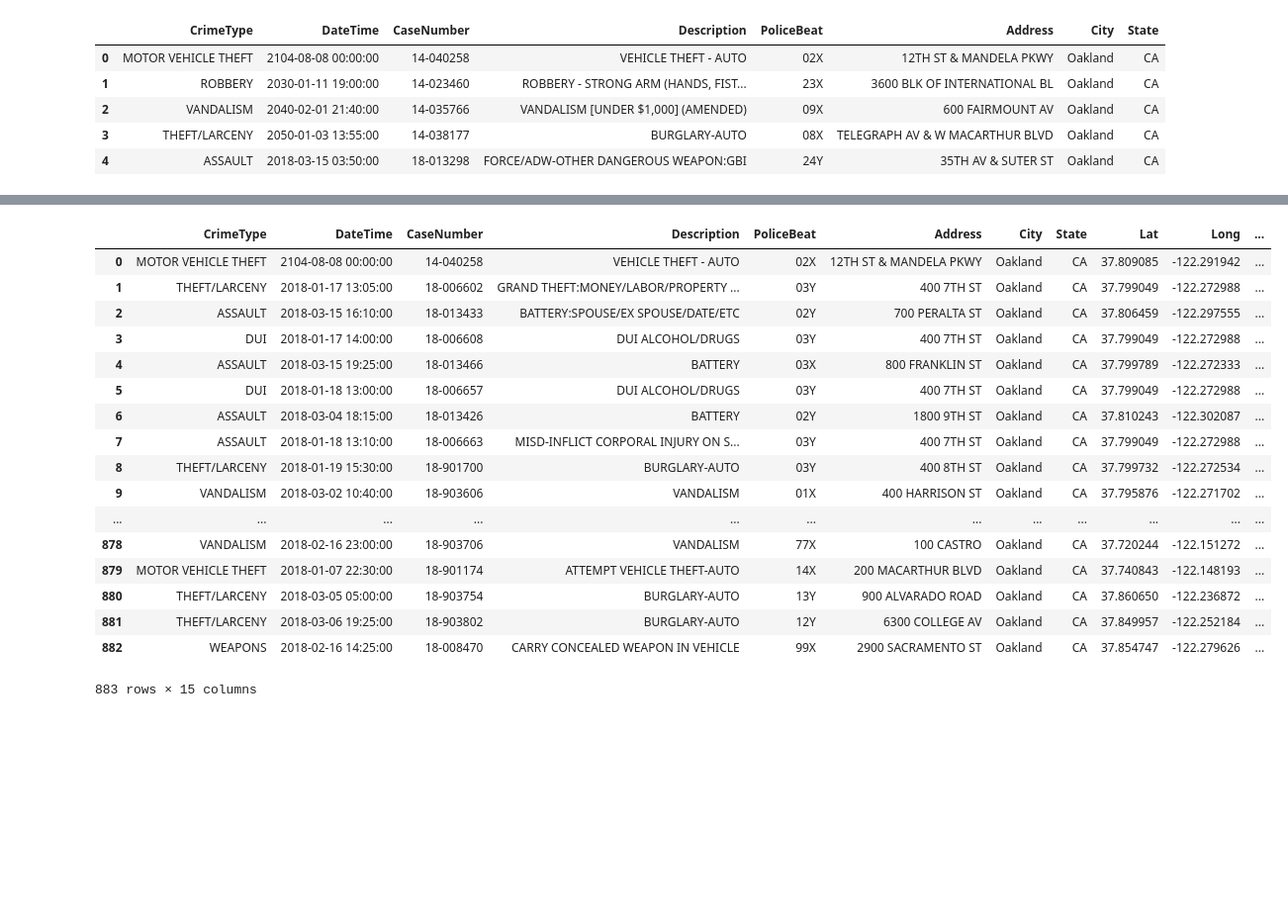
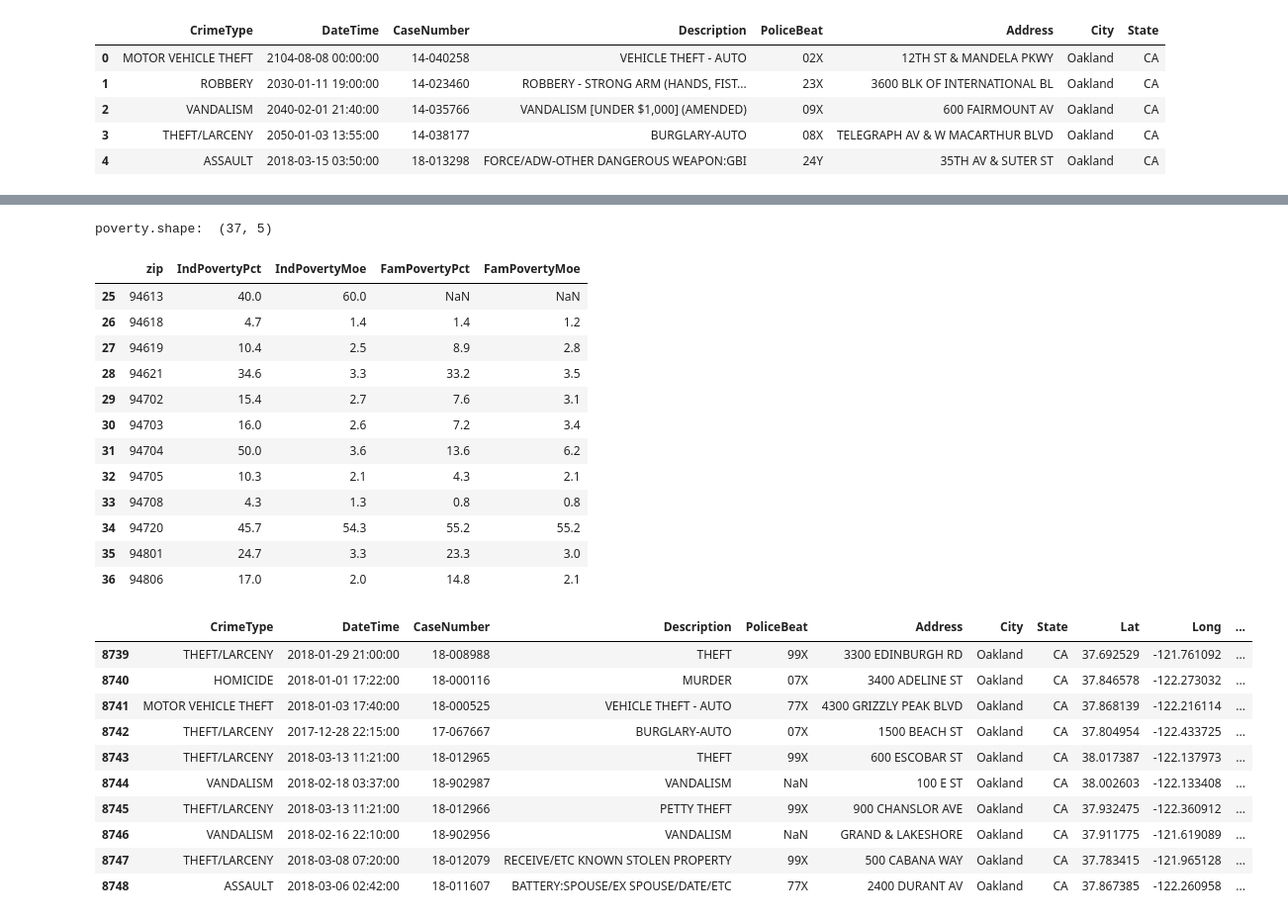
Before and after one commit to jeffrey-hsu/oakland-crime-prediction, a Jupyter notebook: machine_learning/crime_data_prediction.ipynb, the cells around one changed output, grey strips where cells are left out. Shown: that part at 99% size. Cells and saved outputs as stored; diff of their text form; code cells hidden in the pictures; blank space fills up the shorter version.

Commit message:
Adding housing data to crimePublicData_transformed

```diff
--- a/machine_learning/crime_data_prediction.ipynb
+++ b/machine_learning/crime_data_prediction.ipynb
@@ -87,14 +105,17 @@ def get_geocode_json(address, api_key):
 # %%
 # Get Lat/Long and Zip for all addresses in the current set of crime data
 
-#for i in range(crime_data.shape[0]):
-for i in range(0, 1000):
-    print "Iteration i = " + str(i)
+for i in range(crime_data.shape[0]):
+#for i in range(1001, 1005):
+    #print "Iteration i = " + str(i)
 
     address = crime_data.at[crime_data.index[i], 'Address'] + ", " + crime_data.at[crime_data.index[i], 'City'] + ", " + crime_data.at[crime_data.index[i], 'State']
     result_dict = get_geocode_json(address, google_api_key)
 
-    print "len(result_dict['results']) = %d"%(len(result_dict['results']))
+    if len(result_dict['results']) > 1:
+        print "Iteration i = " + str(i) + ": There are " + str(len(result_dict['results'])) + " results for the following address:"
+        print address
+
     try:
         crime_data.at[crime_data.index[i], 'Lat'] = result_dict['results'][0]['geometry']['location']['lat']
     except:
@@ -132,6 +153,6 @@ len(result_dict['results']) = 1
 # %%
 # Create data frame with unique list of zip codes for Oakland
-oakland_zip_codes = pd.DataFrame(transformed_crime_data.Zip.unique(), columns=['zip'])
+oakland_zip_codes = pd.DataFrame(crime_data.Zip.unique(), columns=['zip'])
 # %%
 # Get individual poverty data
 data = os.path.join(os.getcwd(),data_path + 'ind_poverty_status_by_zip.csv')
@@ -232,28 +228,48 @@ poverty.shape:  (35, 5)
+# %%
+poverty = ind_poverty.merge(family_poverty, how = 'inner', left_on = 'zip', right_on = 'zip')
+print "poverty.shape: ", poverty.shape
+
+poverty.columns = ['zip', 'IndPovertyPct', 'IndPovertyMoe', 'FamPovertyPct', 'FamPovertyMoe']
+
+poverty['IndPovertyPct'] = [float_catch_value_error(poverty.at[poverty.index[i], 'IndPovertyPct']) for i in range(poverty.shape[0])]
+poverty['IndPovertyMoe'] = [float_catch_value_error(poverty.at[poverty.index[i], 'IndPovertyMoe']) for i in range(poverty.shape[0])]
+poverty['FamPovertyPct'] = [float_catch_value_error(poverty.at[poverty.index[i], 'FamPovertyPct']) for i in range(poverty.shape[0])]
+poverty['FamPovertyMoe'] = [float_catch_value_error(poverty.at[poverty.index[i], 'FamPovertyMoe']) for i in range(poverty.shape[0])]
+
+poverty.tail(12)
+# %% [output]
+poverty.shape:  (37, 5)
+|  | zip | IndPovertyPct | IndPovertyMoe | FamPovertyPct | FamPovertyMoe |
+| 25 | 94613 | 40.0 | 60.0 | NaN | NaN |
+| 26 | 94618 | 4.7 | 1.4 | 1.4 | 1.2 |
+| 27 | 94619 | 10.4 | 2.5 | 8.9 | 2.8 |
+| 28 | 94621 | 34.6 | 3.3 | 33.2 | 3.5 |
+| 29 | 94702 | 15.4 | 2.7 | 7.6 | 3.1 |
+| 30 | 94703 | 16.0 | 2.6 | 7.2 | 3.4 |
+| 31 | 94704 | 50.0 | 3.6 | 13.6 | 6.2 |
+| 32 | 94705 | 10.3 | 2.1 | 4.3 | 2.1 |
+| 33 | 94708 | 4.3 | 1.3 | 0.8 | 0.8 |
+| 34 | 94720 | 45.7 | 54.3 | 55.2 | 55.2 |
+| 35 | 94801 | 24.7 | 3.3 | 23.3 | 3.0 |
+| 36 | 94806 | 17.0 | 2.0 | 14.8 | 2.1 |
 # %%
 # Merge crime_data with poverty data
 
 crime_data_v2 = crime_data.merge(poverty, left_on = "Zip", right_on = 'zip')
 crime_data_v2 = crime_data_v2.drop('zip', 1)
-crime_data_v2
+crime_data_v2.tail(10)
 # %% [output]
 |  | CrimeType | DateTime | CaseNumber | Description | PoliceBeat | Address | City | State | Lat | Long | ... |
-| 0 | MOTOR VEHICLE THEFT | 2104-08-08 00:00:00 | 14-040258 | VEHICLE THEFT - AUTO | 02X | 12TH ST & MANDELA PKWY | Oakland | CA | 37.809085 | -122.291942 | ... |
-| 1 | THEFT/LARCENY | 2018-01-17 13:05:00 | 18-006602 | GRAND THEFT:MONEY/LABOR/PROPERTY ... | 03Y | 400 7TH ST | Oakland | CA | 37.799049 | -122.272988 | ... |
-| 2 | ASSAULT | 2018-03-15 16:10:00 | 18-013433 | BATTERY:SPOUSE/EX SPOUSE/DATE/ETC | 02Y | 700 PERALTA ST | Oakland | CA | 37.806459 | -122.297555 | ... |
-| 3 | DUI | 2018-01-17 14:00:00 | 18-006608 | DUI ALCOHOL/DRUGS | 03Y | 400 7TH ST | Oakland | CA | 37.799049 | -122.272988 | ... |
-| 4 | ASSAULT | 2018-03-15 19:25:00 | 18-013466 | BATTERY | 03X | 800 FRANKLIN ST | Oakland | CA | 37.799789 | -122.272333 | ... |
-| 5 | DUI | 2018-01-18 13:00:00 | 18-006657 | DUI ALCOHOL/DRUGS | 03Y | 400 7TH ST | Oakland | CA | 37.799049 | -122.272988 | ... |
-| 6 | ASSAULT | 2018-03-04 18:15:00 | 18-013426 | BATTERY | 02Y | 1800 9TH ST | Oakland | CA | 37.810243 | -122.302087 | ... |
-| 7 | ASSAULT | 2018-01-18 13:10:00 | 18-006663 | MISD-INFLICT CORPORAL INJURY ON S... | 03Y | 400 7TH ST | Oakland | CA | 37.799049 | -122.272988 | ... |
-| 8 | THEFT/LARCENY | 2018-01-19 15:30:00 | 18-901700 | BURGLARY-AUTO | 03Y | 400 8TH ST | Oakland | CA | 37.799732 | -122.272534 | ... |
-| 9 | VANDALISM | 2018-03-02 10:40:00 | 18-903606 | VANDALISM | 01X | 400 HARRISON ST | Oakland | CA | 37.795876 | -122.271702 | ... |
-| ... | ... | ... | ... | ... | ... | ... | ... | ... | ... | ... | ... |
-| 878 | VANDALISM | 2018-02-16 23:00:00 | 18-903706 | VANDALISM | 77X | 100 CASTRO | Oakland | CA | 37.720244 | -122.151272 | ... |
-| 879 | MOTOR VEHICLE THEFT | 2018-01-07 22:30:00 | 18-901174 | ATTEMPT VEHICLE THEFT-AUTO | 14X | 200 MACARTHUR BLVD | Oakland | CA | 37.740843 | -122.148193 | ... |
-| 880 | THEFT/LARCENY | 2018-03-05 05:00:00 | 18-903754 | BURGLARY-AUTO | 13Y | 900 ALVARADO ROAD | Oakland | CA | 37.860650 | -122.236872 | ... |
-| 881 | THEFT/LARCENY | 2018-03-06 19:25:00 | 18-903802 | BURGLARY-AUTO | 12Y | 6300 COLLEGE AV | Oakland | CA | 37.849957 | -122.252184 | ... |
-| 882 | WEAPONS | 2018-02-16 14:25:00 | 18-008470 | CARRY CONCEALED WEAPON IN VEHICLE | 99X | 2900 SACRAMENTO ST | Oakland | CA | 37.854747 | -122.279626 | ... |
+| 8739 | THEFT/LARCENY | 2018-01-29 21:00:00 | 18-008988 | THEFT | 99X | 3300 EDINBURGH RD | Oakland | CA | 37.692529 | -121.761092 | ... |
+| 8740 | HOMICIDE | 2018-01-01 17:22:00 | 18-000116 | MURDER | 07X | 3400 ADELINE ST | Oakland | CA | 37.846578 | -122.273032 | ... |
+| 8741 | MOTOR VEHICLE THEFT | 2018-01-03 17:40:00 | 18-000525 | VEHICLE THEFT - AUTO | 77X | 4300 GRIZZLY PEAK BLVD | Oakland | CA | 37.868139 | -122.216114 | ... |
+| 8742 | THEFT/LARCENY | 2017-12-28 22:15:00 | 17-067667 | BURGLARY-AUTO | 07X | 1500 BEACH ST | Oakland | CA | 37.804954 | -122.433725 | ... |
+| 8743 | THEFT/LARCENY | 2018-03-13 11:21:00 | 18-012965 | THEFT | 99X | 600 ESCOBAR ST | Oakland | CA | 38.017387 | -122.137973 | ... |
+| 8744 | VANDALISM | 2018-02-18 03:37:00 | 18-902987 | VANDALISM | NaN | 100 E ST | Oakland | CA | 38.002603 | -122.133408 | ... |
+| 8745 | THEFT/LARCENY | 2018-03-13 11:21:00 | 18-012966 | PETTY THEFT | 99X | 900 CHANSLOR AVE | Oakland | CA | 37.932475 | -122.360912 | ... |
+| 8746 | VANDALISM | 2018-02-16 22:10:00 | 18-902956 | VANDALISM | NaN | GRAND & LAKESHORE | Oakland | CA | 37.911775 | -121.619089 | ... |
+| 8747 | THEFT/LARCENY | 2018-03-08 07:20:00 | 18-012079 | RECEIVE/ETC KNOWN STOLEN PROPERTY | 99X | 500 CABANA WAY | Oakland | CA | 37.783415 | -121.965128 | ... |
+| 8748 | ASSAULT | 2018-03-06 02:42:00 | 18-011607 | BATTERY:SPOUSE/EX SPOUSE/DATE/ETC | 77X | 2400 DURANT AV | Oakland | CA | 37.867385 | -122.260958 | ... |
-883 rows × 15 columns
 # %%
 # write crime_data to csv
 #crime_data.to_csv('crimePublicData_transformed.csv')
```
Also changed, not shown: parts of 25 cells of this notebook, 2 other files.
